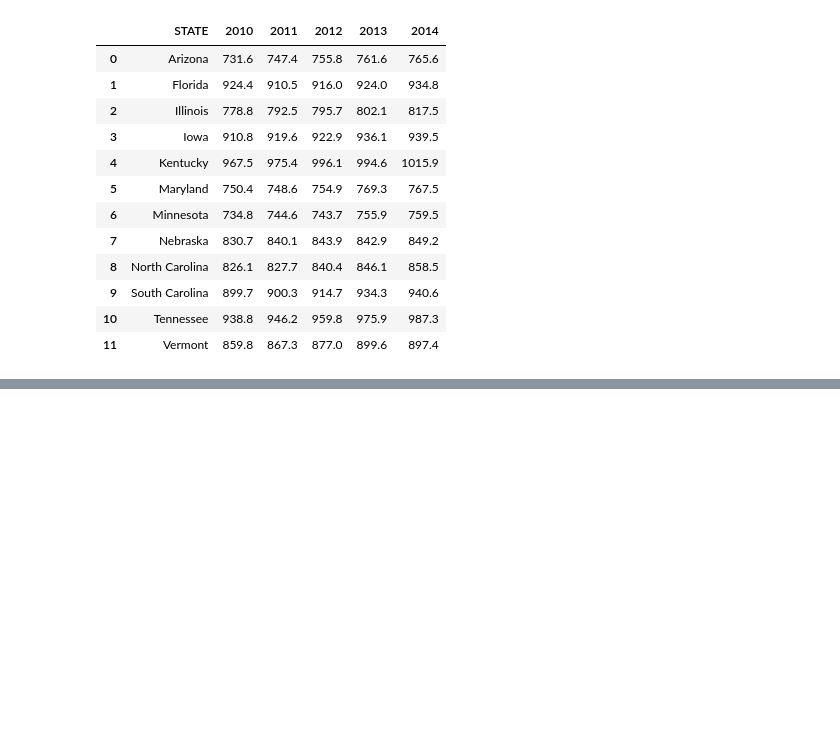
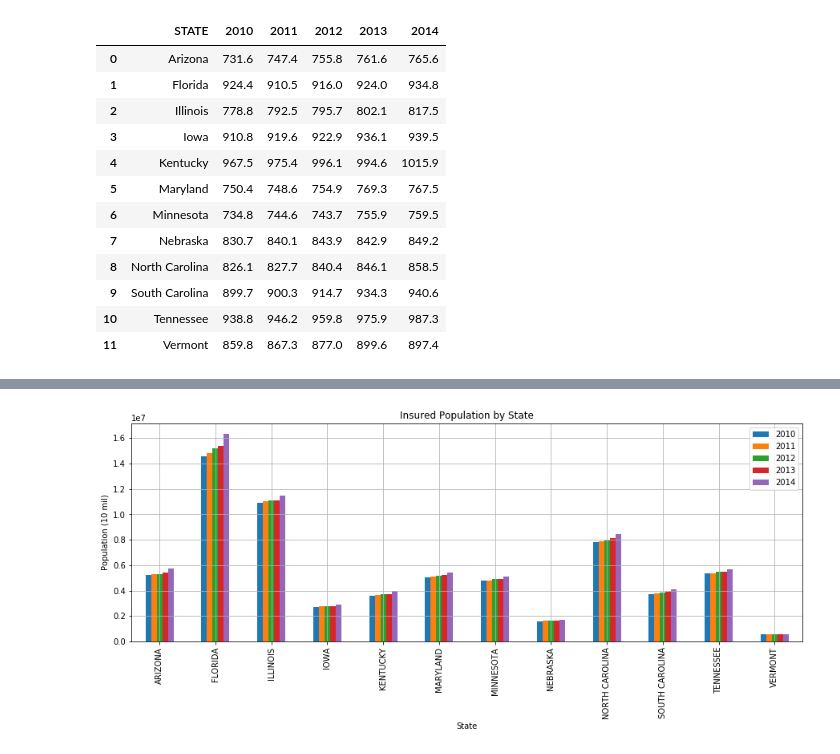
Before and after one commit to TJL30308/DREAM_Project, a Jupyter notebook: Data Exploration Notebook.ipynb, the cells around one changed output, grey strips where cells are left out. Saved outputs shown, nothing was run; the diff lists cells and outputs as text; code cells hidden in the pictures; blank space fills up the shorter version.

```diff
--- a/Data Exploration Notebook.ipynb
+++ b/Data Exploration Notebook.ipynb
@@ -129,0 +141,7 @@ ax.grid()
+# %%
+ax = insured.plot.bar(figsize = (15, 5))
+ax.set_title("Insured Population by State")
+ax.set_ylabel("Population (10 mil)")
+ax.grid()
+# %% [output]
+[figure, added]
```
Also changed, not shown: parts of 14 cells of this notebook, 3 other files.
